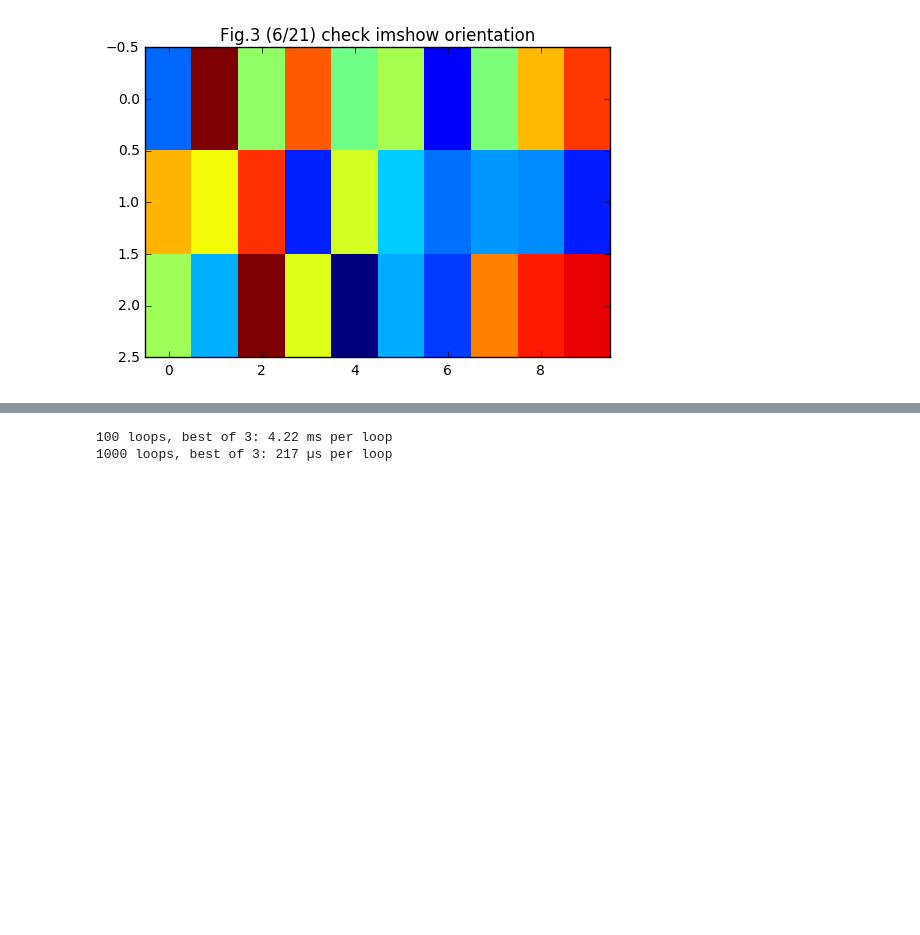
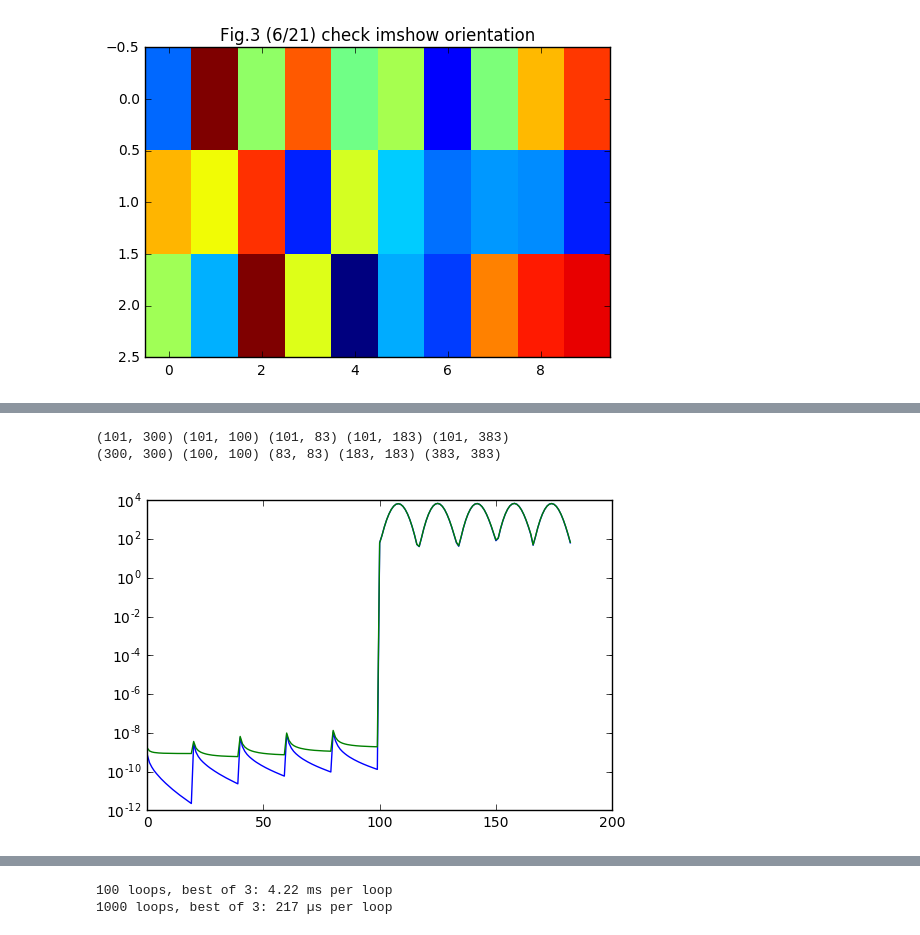
Before and after one commit to liuxx479/PDFs, a Jupyter notebook: likelihood.ipynb, the cells around one changed output, grey strips where cells are left out. Drawn from its saved outputs; the diff is of its cells as text; code cells hidden in the pictures; blank space fills up the shorter version.

```diff
--- a/likelihood.ipynb
+++ b/likelihood.ipynb
@@ -272,0 +307,14 @@ covIs = [covIpsN, covIpdf1dN]
+# %%
+print psI_flat.shape, psIauto_flat.shape, pdf1dN_flat.shape, comb_auto_flat.shape, comb_cros_flat.shape
+print covIpsN.shape, covIpsNauto.shape, covIpdf1dN.shape, covcomb_auto.shape, covcomb_cros.shape
+# %% [output]
+(101, 300) (101, 100) (101, 83) (101, 183) (101, 383)
+(300, 300) (100, 100) (83, 83) (183, 183) (383, 383)
+# %%
+f,ax=subplots(1,1)
+ax.plot (comb_auto_flat[1])
+ax.plot (mean(comb_cov_auto,axis=0))
+ax.set_yscale('log')
+show()
+# %% [output]
+[figure, added]
```
Also changed, not shown: parts of 8 cells of this notebook.
